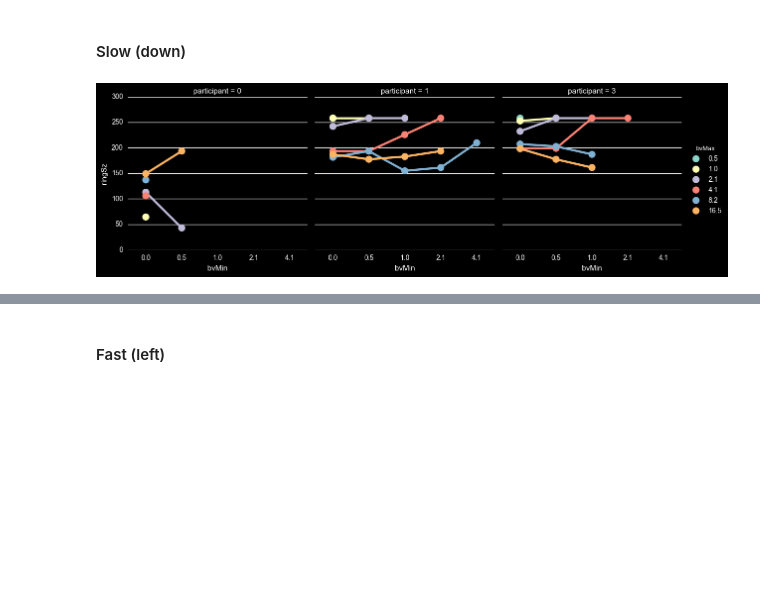
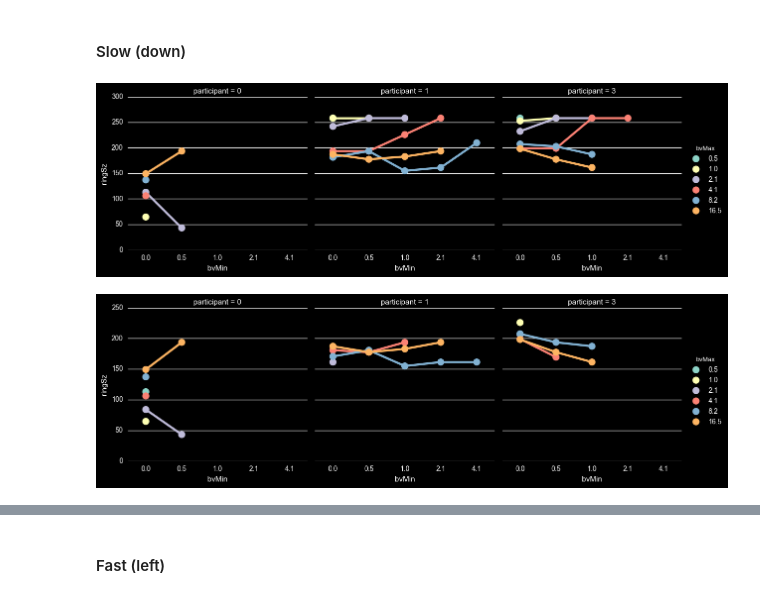
Before and after one commit to egorananyev/mc, a Jupyter notebook: analysis/mcEcc_ct-bv.ipynb, the cells around one changed output, grey strips where cells are left out. Saved outputs shown, nothing was run; the diff lists cells and outputs as text; code cells hidden in the pictures; blank space fills up the shorter version.

```diff
--- a/analysis/mcEcc_ct-bv.ipynb
+++ b/analysis/mcEcc_ct-bv.ipynb
@@ -168,10 +171,13 @@ plt.ylim(-0.1,1.1)
 # %% [markdown]
 #### Slow (down)
 # %%
-ss = ds[ds.nf270==1]
+#ss = ds[ds.nf270==1]
 g = sns.factorplot(x='bvMin', y='ringSz', hue='bvMax', col='participant', col_wrap=3,
-                   data=ss, ci=None, size=4, dodge=.0)
+                   data=ds[ds.nf270==1], ci=None, size=4, dodge=.0)
+g = sns.factorplot(x='bvMin', y='ringSz', hue='bvMax', col='participant', col_wrap=3,
+                   data=ssRing[ssRing.nf270==1], ci=None, size=4, dodge=.0)
 #plt.ylim(-0.1,1.1)
 # %% [output]
 [figure]
+[figure, added]
 # %%
```
Also changed, not shown: parts of 8 cells of this notebook, 1 other file.
